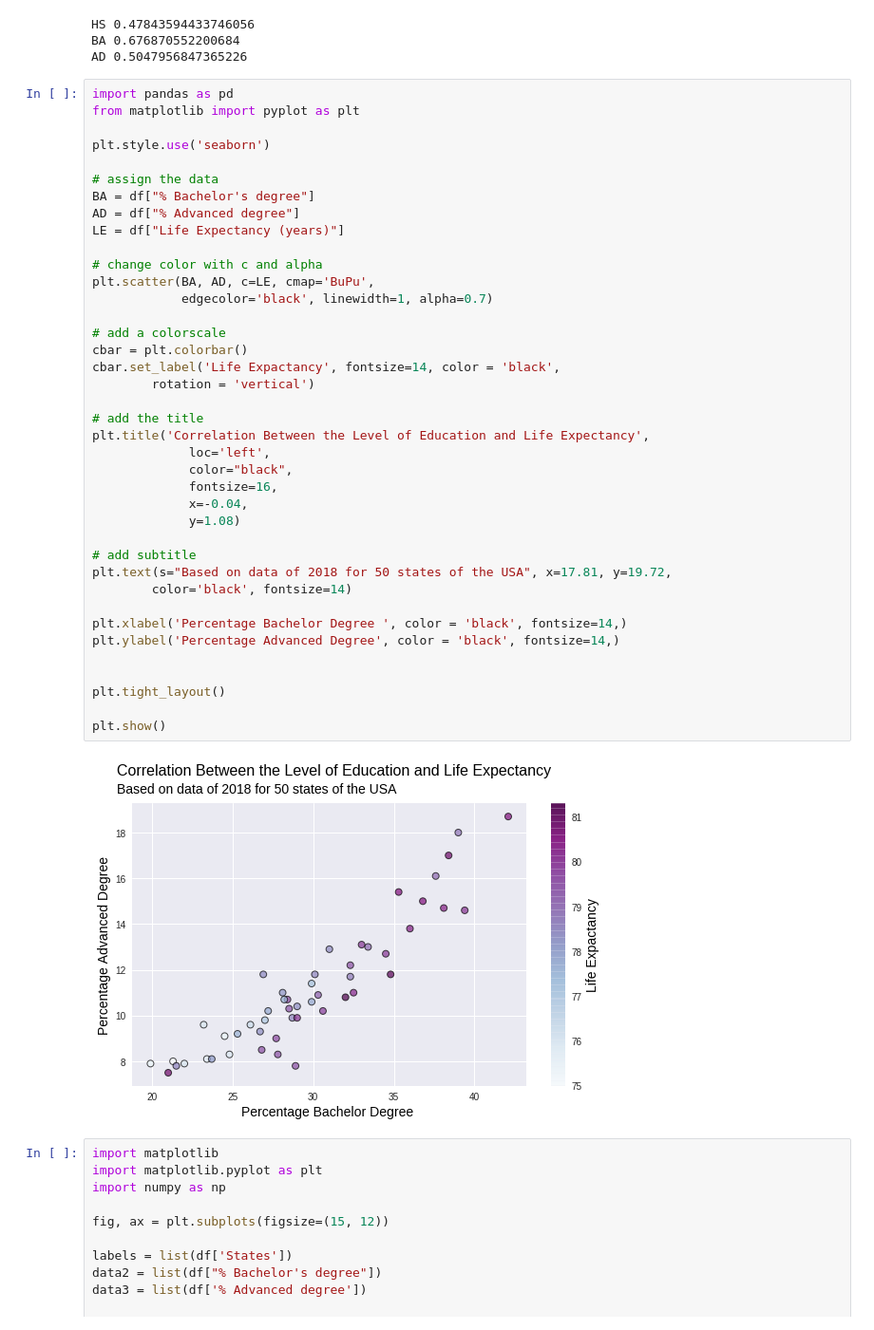
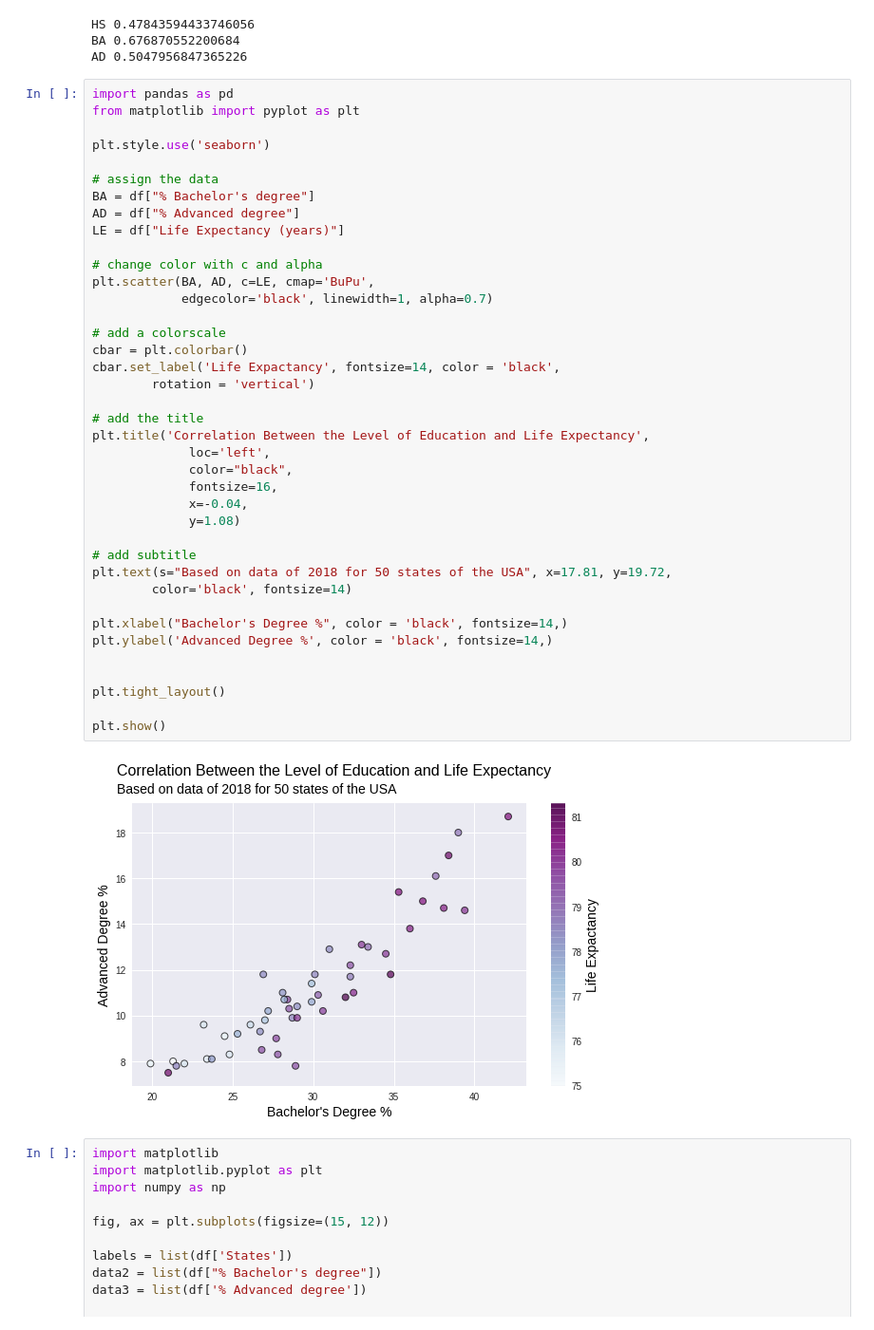
Before and after one commit to tatianaportsova/-Life-Expectancy.-USA-Project, a Jupyter notebook: Untitled3.ipynb, the cells around one changed output. Shown at 95% size. Saved outputs shown, nothing was run; the diff lists cells and outputs as text.

```diff
--- a/Untitled3.ipynb
+++ b/Untitled3.ipynb
@@ -170,36 +170,36 @@ BA = df["% Bachelor's degree"]
 AD = df["% Advanced degree"]
 LE = df["Life Expectancy (years)"]
 
 # change color with c and alpha
 plt.scatter(BA, AD, c=LE, cmap='BuPu',
             edgecolor='black', linewidth=1, alpha=0.7)
 
 # add a colorscale
 cbar = plt.colorbar()
 cbar.set_label('Life Expactancy', fontsize=14, color = 'black',
         rotation = 'vertical')
 
 # add the title
 plt.title('Correlation Between the Level of Education and Life Expectancy',
              loc='left',
              color="black",
              fontsize=16,
              x=-0.04,
              y=1.08)
 
 # add subtitle
 plt.text(s="Based on data of 2018 for 50 states of the USA", x=17.81, y=19.72,
         color='black', fontsize=14)
 
-plt.xlabel('Percentage Bachelor Degree ', color = 'black', fontsize=14,)
-plt.ylabel('Percentage Advanced Degree', color = 'black', fontsize=14,)
+plt.xlabel("Bachelor's Degree %", color = 'black', fontsize=14,)
+plt.ylabel('Advanced Degree %', color = 'black', fontsize=14,)
 
 
 plt.tight_layout()
 
 plt.show()
 # %% [output]
-[figure, old version]
+[figure, new version]
 # %%
 import matplotlib
 import matplotlib.pyplot as plt
```
Also changed, not shown: parts of 3 cells of this notebook.
